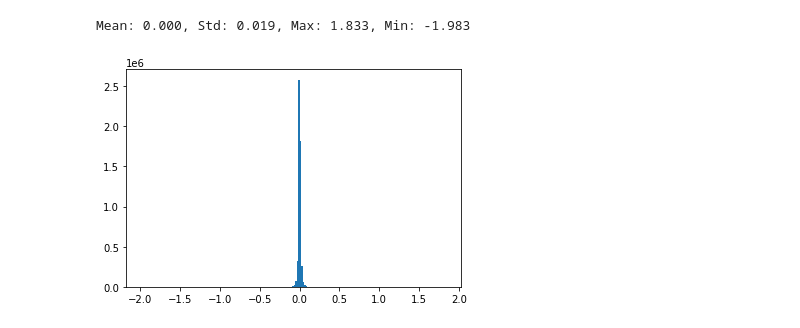
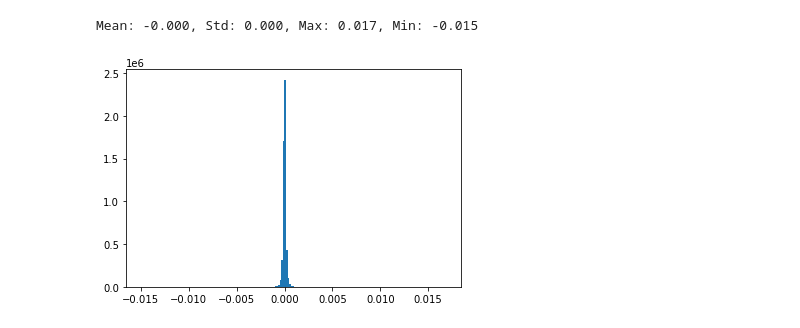
Before and after one commit to jekabsGritans/gaf-gan, a Jupyter notebook: data_explore.ipynb, the cells around one changed output. Drawn from its saved outputs; the diff is of its cells as text; code cells hidden in the pictures.

```diff
--- a/data_explore.ipynb
+++ b/data_explore.ipynb
@@ -5,11 +5,11 @@ import matplotlib.pyplot as plt
 
 prices = pd.read_csv('data/eurusd_minute.csv')['BidClose'].values
 # %%
-log_prices = np.log(prices)*100
+log_prices = np.log(prices[1000:])
 log_returns = np.diff(log_prices)
 print(f"Mean: {log_returns.mean():.3f}, Std: {log_returns.std():.3f}, Max: {log_returns.max():.3f}, Min: {log_returns.min():.3f}")
 plt.hist(log_returns, bins=200)
 plt.show()
 # %% [output]
-Mean: 0.000, Std: 0.019, Max: 1.833, Min: -1.983
+Mean: -0.000, Std: 0.000, Max: 0.017, Min: -0.015
-[figure, old version]
+[figure, new version]
```
Also changed, not shown: parts of 2 cells of this notebook, 6 other files.
